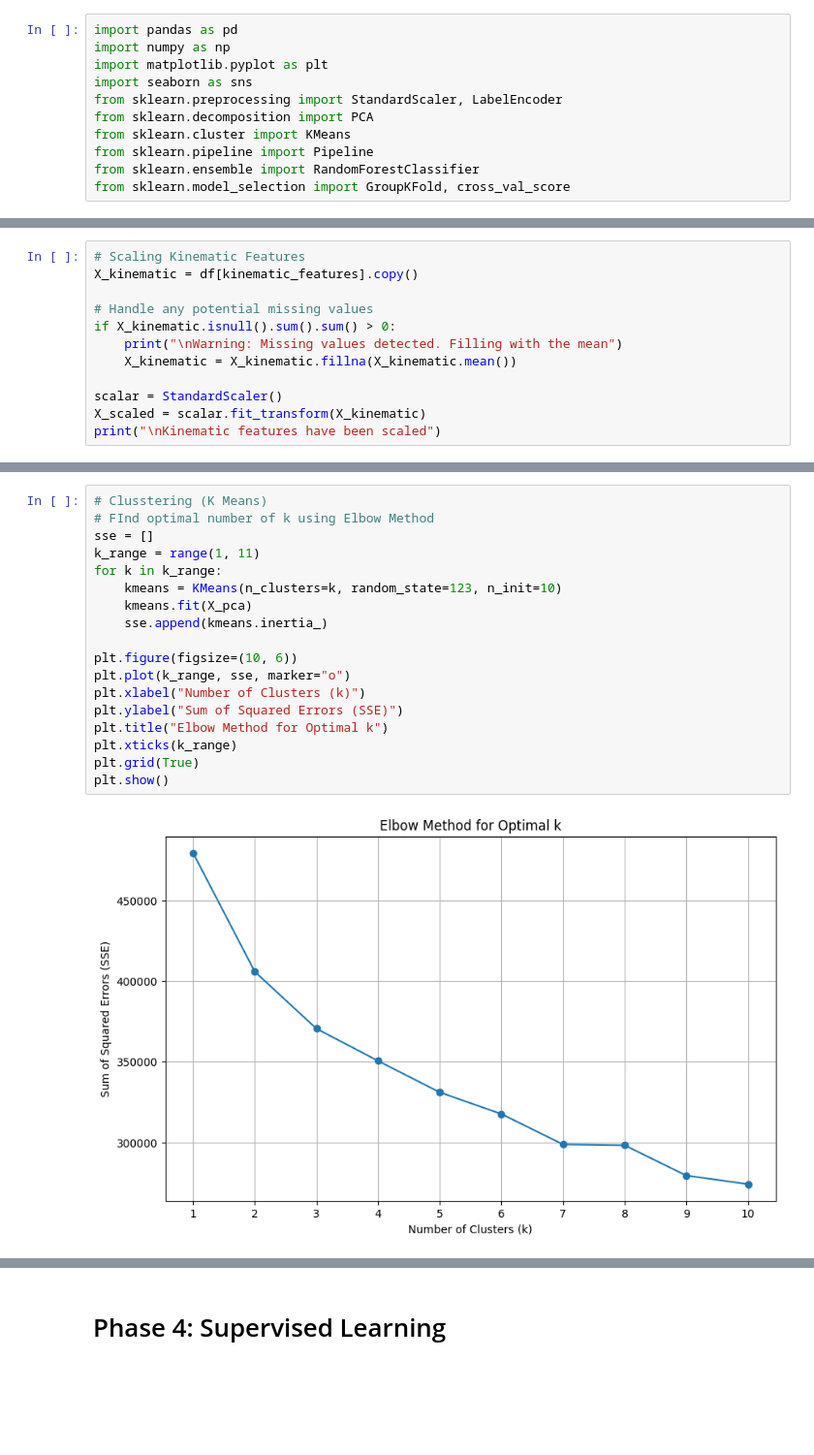
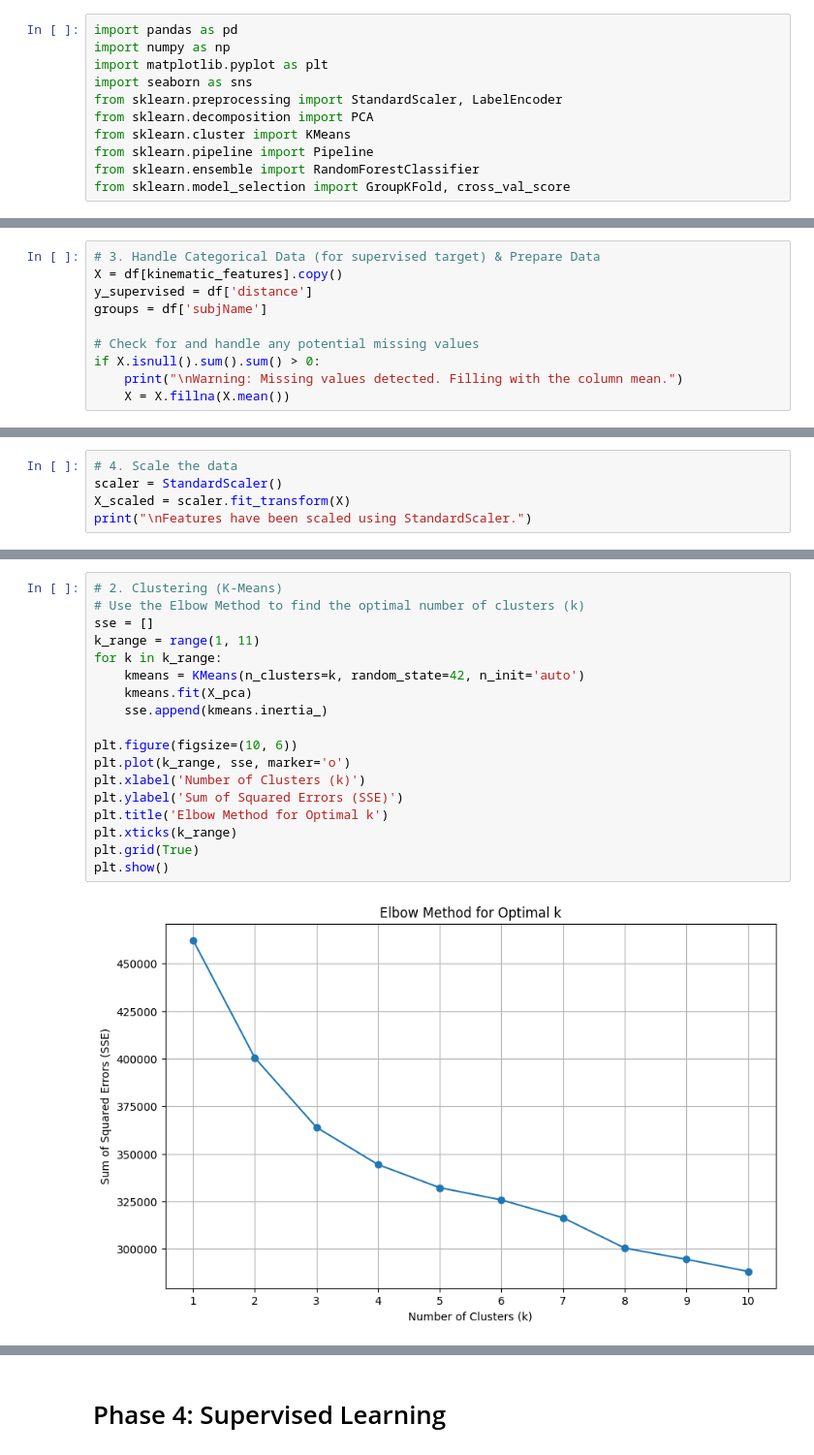
Before and after one commit to BhargavKumarNath/Classifying-Grip-Strategies-Using-Machine-Learning-, a Jupyter notebook: notebooks/02_ml_model_prehension.ipynb, the cells around one changed output, grey strips where cells are left out. Shown at 97% size. Drawn from its saved outputs; the diff is of its cells as text; blank space fills up the shorter version.

```diff
--- a/notebooks/02_ml_model_prehension.ipynb
+++ b/notebooks/02_ml_model_prehension.ipynb
@@ -52,12 +48,10 @@ Identified 178 kinematic features
 # %%
-# Scaling Kinematic Features
-X_kinematic = df[kinematic_features].copy()
+# 3. Handle Categorical Data (for supervised target) & Prepare Data
+X = df[kinematic_features].copy()
+y_supervised = df['distance']
+groups = df['subjName']
 
-# Handle any potential missing values
-if X_kinematic.isnull().sum().sum() > 0:
-    print("\nWarning: Missing values detected. Filling with the mean")
-    X_kinematic = X_kinematic.fillna(X_kinematic.mean())
-
-scalar = StandardScaler()
-X_scaled = scalar.fit_transform(X_kinematic)
-print("\nKinematic features have been scaled")
+# Check for and handle any potential missing values
+if X.isnull().sum().sum() > 0:
+    print("\nWarning: Missing values detected. Filling with the column mean.")
+    X = X.fillna(X.mean())
@@ -65,0 +58,5 @@ Kinematic features have been scaled
+# %%
+# 4. Scale the data
+scaler = StandardScaler()
+X_scaled = scaler.fit_transform(X)
+print("\nFeatures have been scaled using StandardScaler.")
@@ -96,22 +96,22 @@ Data transformed using PCA into 43 components
 # %%
-# Clusstering (K Means)
-# FInd optimal number of k using Elbow Method
+# 2. Clustering (K-Means)
+# Use the Elbow Method to find the optimal number of clusters (k)
 sse = []
 k_range = range(1, 11)
 for k in k_range:
-    kmeans = KMeans(n_clusters=k, random_state=123, n_init=10)
+    kmeans = KMeans(n_clusters=k, random_state=42, n_init='auto')
     kmeans.fit(X_pca)
     sse.append(kmeans.inertia_)
 
 plt.figure(figsize=(10, 6))
-plt.plot(k_range, sse, marker="o")
-plt.xlabel("Number of Clusters (k)")
-plt.ylabel("Sum of Squared Errors (SSE)")
-plt.title("Elbow Method for Optimal k")
+plt.plot(k_range, sse, marker='o')
+plt.xlabel('Number of Clusters (k)')
+plt.ylabel('Sum of Squared Errors (SSE)')
+plt.title('Elbow Method for Optimal k')
 plt.xticks(k_range)
 plt.grid(True)
 plt.show()
 # %% [output]
-[figure, old version]
+[figure, new version]
 # %%
 optimal_k = 4
```
Also changed, not shown: parts of 26 cells of this notebook, 1 other file.
